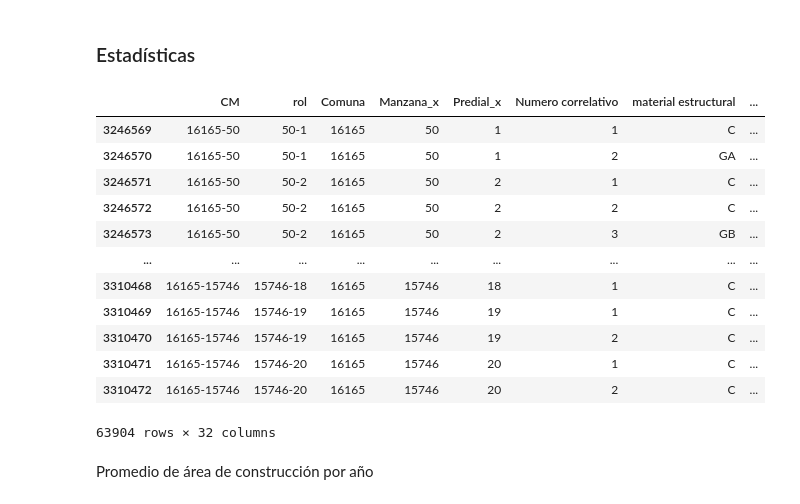
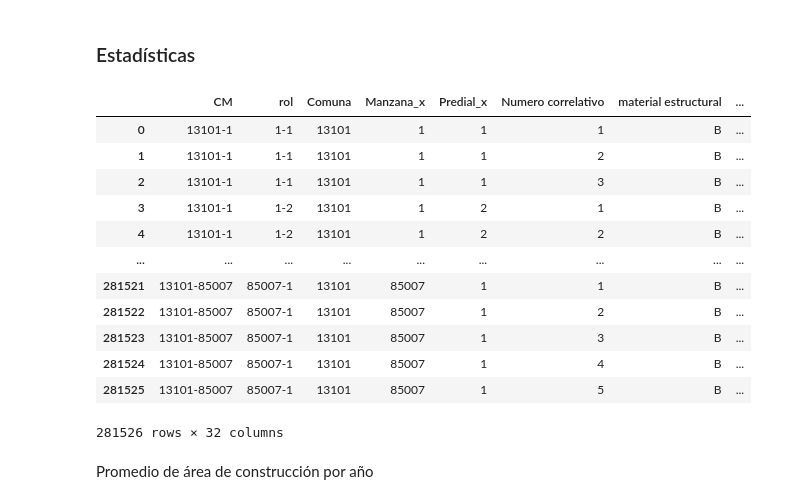
Before and after one commit to JoseFredes/modelamiento_stgo, a Jupyter notebook: sii.ipynb, the cells around one changed output. Cells and saved outputs as stored; diff of their text form; code cells hidden in the pictures.

```diff
--- a/sii.ipynb
+++ b/sii.ipynb
@@ -42,7 +47,6 @@ properties.columns = properties_columns
 properties_df = properties.copy()
 properties_df['rol'] = properties_df['Manzana'].astype(str) + '-' + properties_df['Predial'].astype(str)
 properties_df['CM'] = properties_df['Comuna'].astype(str) + '-' + properties_df['Manzana'].astype(str)
-properties_df.set_index(['rol', 'CM'], inplace=True)
 # %%
 properties_df
 # %% [output]
@@ -76,7 +79,6 @@ properties_info.head()
 properties_info_df = properties_info.copy()
 properties_info_df['rol'] = properties_info_df['Manzana'].astype(str) + '-' + properties_info_df['Predial'].astype(str)
 properties_info_df['CM'] = properties_info_df['Comuna'].astype(str) + '-' + properties_info_df['Manzana'].astype(str)
-properties_info_df.set_index(['rol', 'CM'], inplace=True)
 # %%
 properties_info_df
 # %% [output]
@@ -97,5 +98,5 @@ properties_info_df
 # %%
-properties_result = pd.merge(properties_df, properties_info_df, on=['rol', 'CM', 'Comuna'], how='inner')
+properties_result = pd.merge(properties_df, properties_info_df, on=['rol', 'CM', 'Comuna', 'Manzana', 'Predial' ], how='inner')
 # %%
 properties_result
 # %% [output]
@@ -135,7 +134,7 @@ properties_result
 # %%
 manzanas = pd.read_csv('manzanas_rm_AMS.csv', encoding='latin-1', sep=',')
-manzanas = pd.DataFrame(manzanas)
-manzanas= manzanas.rename(columns={'CMN_MZ': 'CM'})
+# manzanas = pd.DataFrame(manzanas)
+# manzanas= manzanas.rename(columns={'CMN_MZ': 'CM'})
 # %%
 manzanas
 # %% [output]
@@ -175,22 +174,23 @@ rm
 ### Estadísticas
 # %%
 #cambiar a provi o a otra comuna
-rm_stats = rm[rm['Comuna'] == 16165]
+#13101
+rm_stats = rm[rm['Comuna'].isin([13101])]
 rm_stats
 # %% [output]
 |  | CM | rol | Comuna | Manzana_x | Predial_x | Numero correlativo | material estructural | ... |
-| 3246569 | 16165-50 | 50-1 | 16165 | 50 | 1 | 1 | C | ... |
-| 3246570 | 16165-50 | 50-1 | 16165 | 50 | 1 | 2 | GA | ... |
-| 3246571 | 16165-50 | 50-2 | 16165 | 50 | 2 | 1 | C | ... |
-| 3246572 | 16165-50 | 50-2 | 16165 | 50 | 2 | 2 | C | ... |
-| 3246573 | 16165-50 | 50-2 | 16165 | 50 | 2 | 3 | GB | ... |
+| 0 | 13101-1 | 1-1 | 13101 | 1 | 1 | 1 | B | ... |
+| 1 | 13101-1 | 1-1 | 13101 | 1 | 1 | 2 | B | ... |
+| 2 | 13101-1 | 1-1 | 13101 | 1 | 1 | 3 | B | ... |
+| 3 | 13101-1 | 1-2 | 13101 | 1 | 2 | 1 | B | ... |
+| 4 | 13101-1 | 1-2 | 13101 | 1 | 2 | 2 | B | ... |
 | ... | ... | ... | ... | ... | ... | ... | ... | ... |
-| 3310468 | 16165-15746 | 15746-18 | 16165 | 15746 | 18 | 1 | C | ... |
-| 3310469 | 16165-15746 | 15746-19 | 16165 | 15746 | 19 | 1 | C | ... |
-| 3310470 | 16165-15746 | 15746-19 | 16165 | 15746 | 19 | 2 | C | ... |
-| 3310471 | 16165-15746 | 15746-20 | 16165 | 15746 | 20 | 1 | C | ... |
-| 3310472 | 16165-15746 | 15746-20 | 16165 | 15746 | 20 | 2 | C | ... |
+| 281521 | 13101-85007 | 85007-1 | 13101 | 85007 | 1 | 1 | B | ... |
+| 281522 | 13101-85007 | 85007-1 | 13101 | 85007 | 1 | 2 | B | ... |
+| 281523 | 13101-85007 | 85007-1 | 13101 | 85007 | 1 | 3 | B | ... |
+| 281524 | 13101-85007 | 85007-1 | 13101 | 85007 | 1 | 4 | B | ... |
+| 281525 | 13101-85007 | 85007-1 | 13101 | 85007 | 1 | 5 | B | ... |
-63904 rows × 32 columns
+281526 rows × 32 columns
 # %% [markdown]
 Promedio de área de construcción por año
 # %%
```
Also changed, not shown: parts of 12 cells of this notebook.
